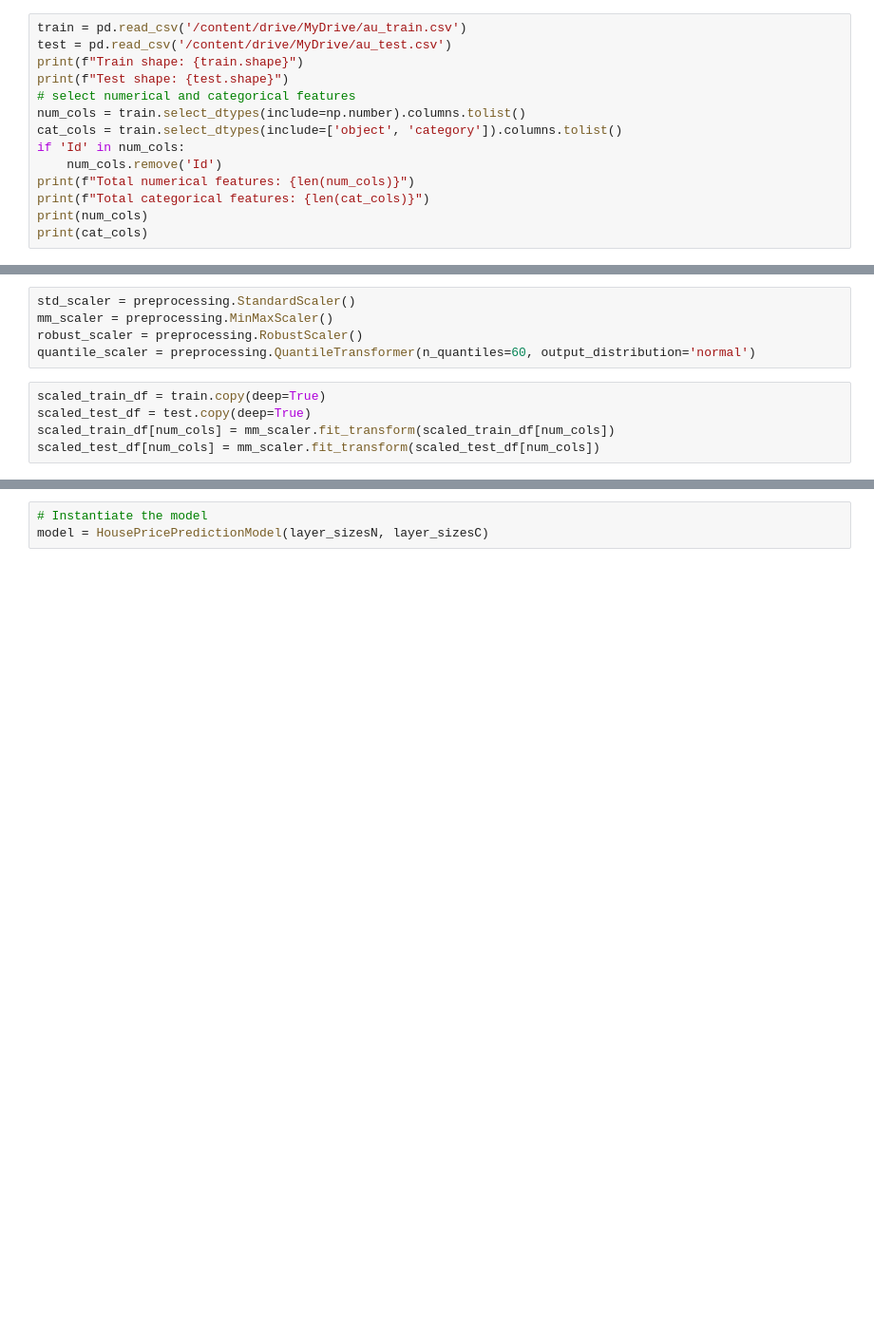
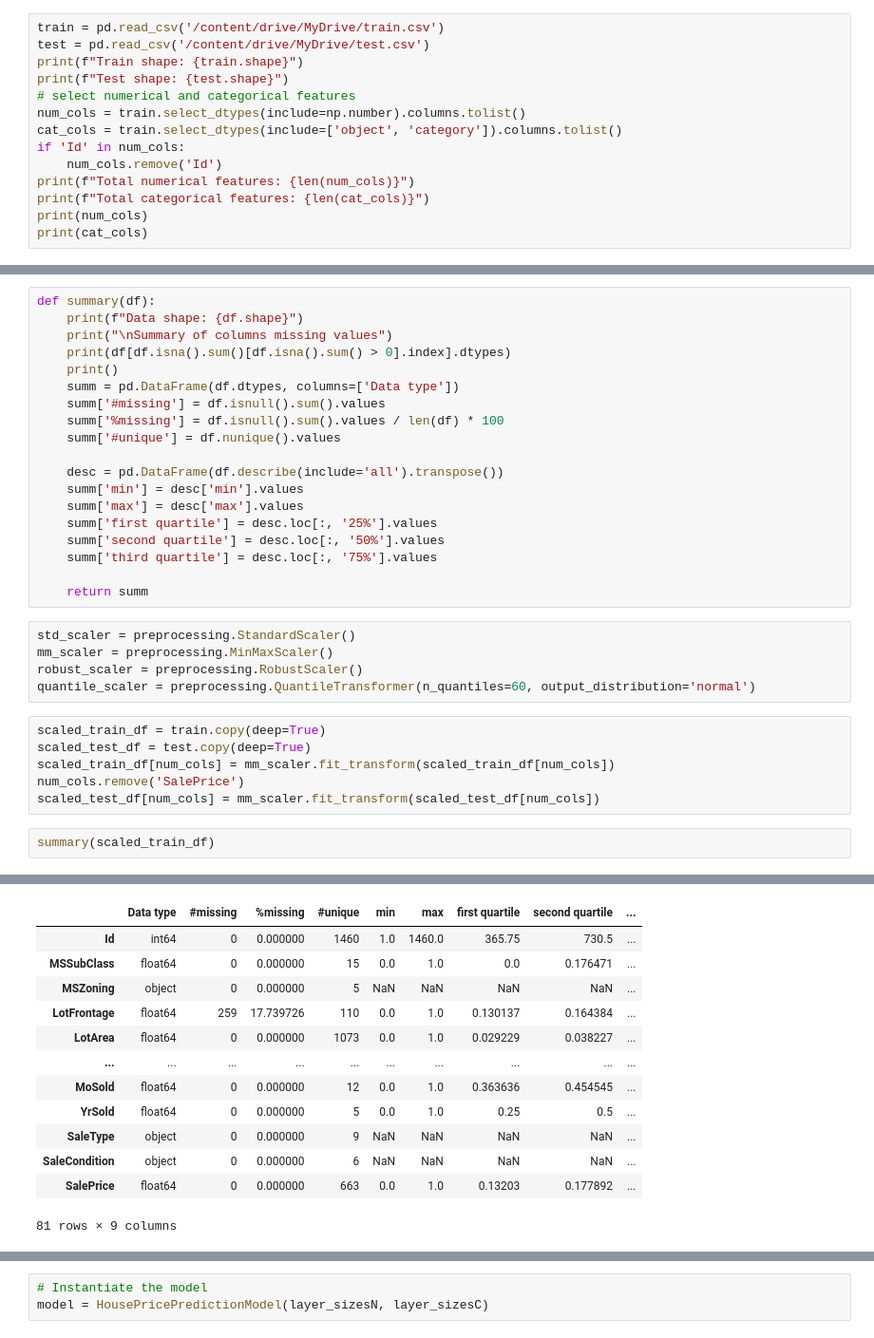
Before and after one commit to mmender2/Ai-DataScience, a Jupyter notebook: TwoTowerLSTM.ipynb, the cells around one changed output, grey strips where cells are left out. Shown at 95% size. Drawn from its saved outputs; the diff is of its cells as text; blank space fills up the shorter version.

```diff
--- a/TwoTowerLSTM.ipynb
+++ b/TwoTowerLSTM.ipynb
@@ -3,6 +60,6 @@
 # %%
-train = pd.read_csv('/content/drive/MyDrive/au_train.csv')
-test = pd.read_csv('/content/drive/MyDrive/au_test.csv')
+train = pd.read_csv('/content/drive/MyDrive/train.csv')
+test = pd.read_csv('/content/drive/MyDrive/test.csv')
 print(f"Train shape: {train.shape}")
 print(f"Test shape: {test.shape}")
 # select numerical and categorical features
@@ -17,3 +81,22 @@ print(cat_cols)
+# %%
+def summary(df):
+    print(f"Data shape: {df.shape}")
+    print("\nSummary of columns missing values")
+    print(df[df.isna().sum()[df.isna().sum() > 0].index].dtypes)
+    print()
+    summ = pd.DataFrame(df.dtypes, columns=['Data type'])
+    summ['#missing'] = df.isnull().sum().values
+    summ['%missing'] = df.isnull().sum().values / len(df) * 100
+    summ['#unique'] = df.nunique().values
+
+    desc = pd.DataFrame(df.describe(include='all').transpose())
+    summ['min'] = desc['min'].values
+    summ['max'] = desc['max'].values
+    summ['first quartile'] = desc.loc[:, '25%'].values
+    summ['second quartile'] = desc.loc[:, '50%'].values
+    summ['third quartile'] = desc.loc[:, '75%'].values
+
+    return summ
 # %%
 std_scaler = preprocessing.StandardScaler()
 mm_scaler = preprocessing.MinMaxScaler()
@@ -23,4 +106,8 @@ quantile_scaler = preprocessing.QuantileTransformer(n_quantiles=60, output_distr
 scaled_train_df = train.copy(deep=True)
 scaled_test_df = test.copy(deep=True)
 scaled_train_df[num_cols] = mm_scaler.fit_transform(scaled_train_df[num_cols])
+num_cols.remove('SalePrice')
 scaled_test_df[num_cols] = mm_scaler.fit_transform(scaled_test_df[num_cols])
+# %%
+summary(scaled_train_df)
+# %% [output]
@@ -27 +131,14 @@ scaled_test_df[num_cols] = mm_scaler.fit_transform(scaled_test_df[num_cols])
+|  | Data type | #missing | %missing | #unique | min | max | first quartile | second quartile | ... |
+| Id | int64 | 0 | 0.000000 | 1460 | 1.0 | 1460.0 | 365.75 | 730.5 | ... |
+| MSSubClass | float64 | 0 | 0.000000 | 15 | 0.0 | 1.0 | 0.0 | 0.176471 | ... |
+| MSZoning | object | 0 | 0.000000 | 5 | NaN | NaN | NaN | NaN | ... |
+| LotFrontage | float64 | 259 | 17.739726 | 110 | 0.0 | 1.0 | 0.130137 | 0.164384 | ... |
+| LotArea | float64 | 0 | 0.000000 | 1073 | 0.0 | 1.0 | 0.029229 | 0.038227 | ... |
+| ... | ... | ... | ... | ... | ... | ... | ... | ... | ... |
+| MoSold | float64 | 0 | 0.000000 | 12 | 0.0 | 1.0 | 0.363636 | 0.454545 | ... |
+| YrSold | float64 | 0 | 0.000000 | 5 | 0.0 | 1.0 | 0.25 | 0.5 | ... |
+| SaleType | object | 0 | 0.000000 | 9 | NaN | NaN | NaN | NaN | ... |
+| SaleCondition | object | 0 | 0.000000 | 6 | NaN | NaN | NaN | NaN | ... |
+| SalePrice | float64 | 0 | 0.000000 | 663 | 0.0 | 1.0 | 0.13203 | 0.177892 | ... |
+81 rows × 9 columns
 # %%
```
Also changed, not shown: parts of 15 cells of this notebook.
